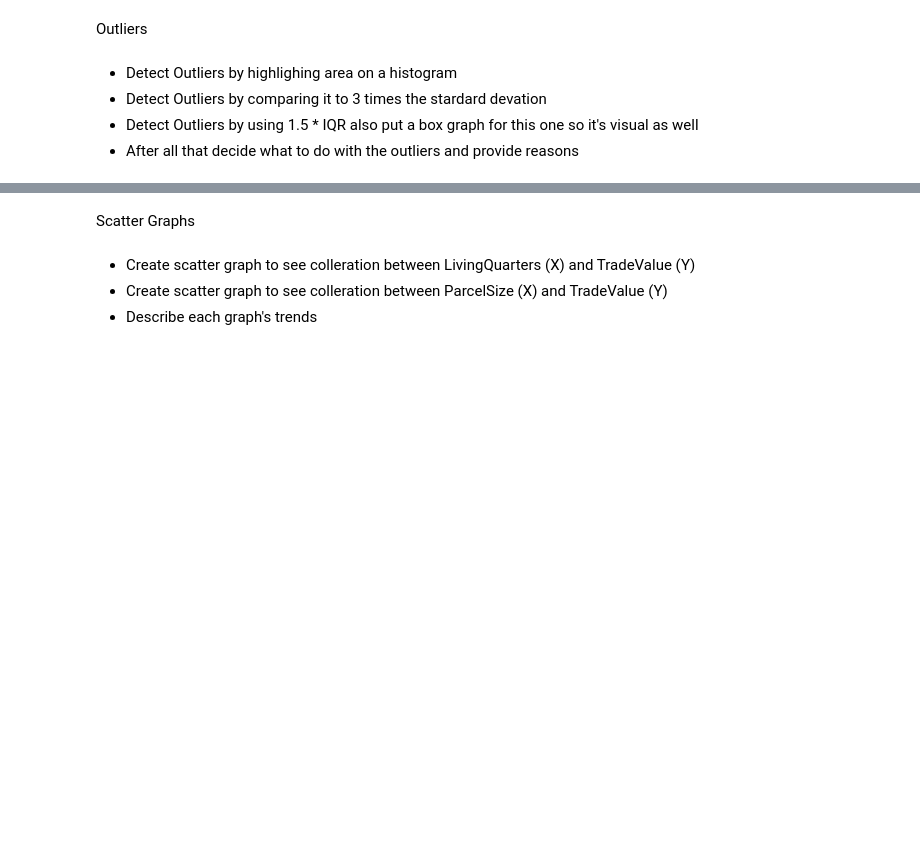
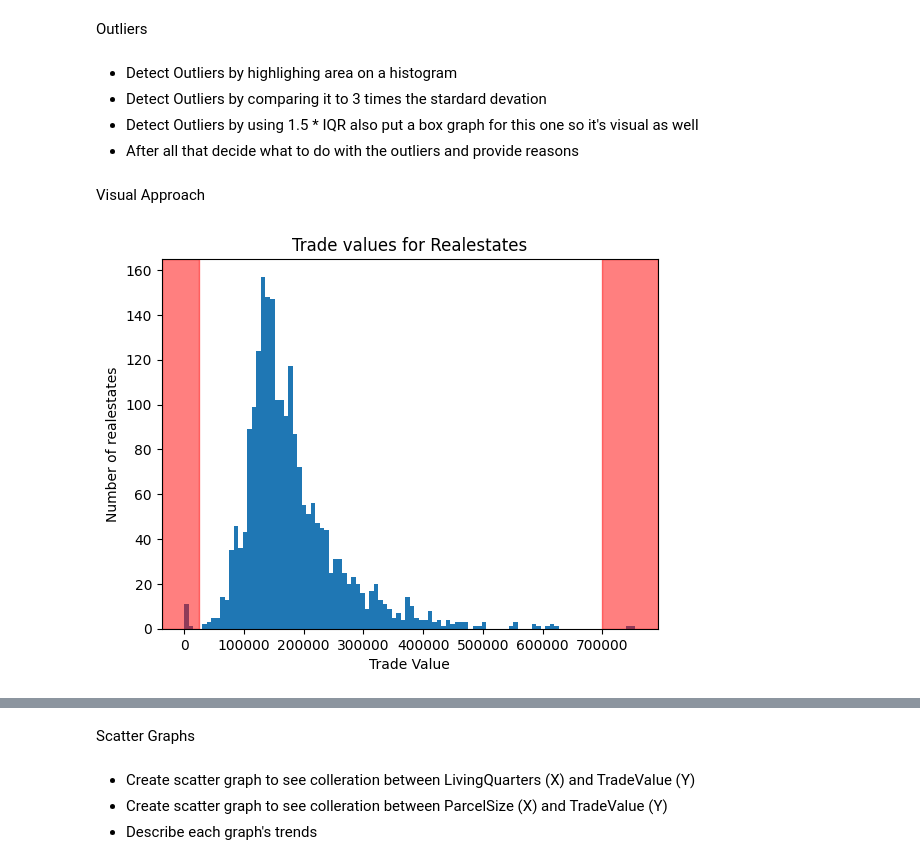
Before and after one commit to rayansamman/Slavic-Sultanate, a Jupyter notebook: src/first-iteration.ipynb, the cells around one changed output, grey strips where cells are left out. Drawn from its saved outputs; the diff is of its cells as text; code cells hidden in the pictures; blank space fills up the shorter version.

```diff
--- a/src/first-iteration.ipynb
+++ b/src/first-iteration.ipynb
@@ -112,3 +114,21 @@ Outliers
 - Detect Outliers by comparing it to 3 times the stardard devation
 - Detect Outliers by using 1.5 * IQR also put a box graph for this one so it's visual as well
 - After all that decide what to do with the outliers and provide reasons
+# %% [markdown]
+Visual Approach
+# %%
+# Show a histogram with a bucket size of 100
+plt.hist(df['TradeValue'],100)
+plt.title("Trade values for Realestates")
+plt.xlabel("Trade Value")
+plt.ylabel("Number of realestates")
+
+xmin , xmax =  plt.xlim()
+# Hightlight the outliners using spotted values
+plt.axvspan(700000, xmax , color='red', alpha=0.5)
+plt.axvspan(xmin, 25000 , color='red', alpha=0.5)
+# Limit the graph to prevent dynamic correct of x axis
+plt.xlim(xmin,xmax)
+plt.show()
+# %% [output]
+[figure, added]
```
Also changed, not shown: parts of 7 cells of this notebook.
